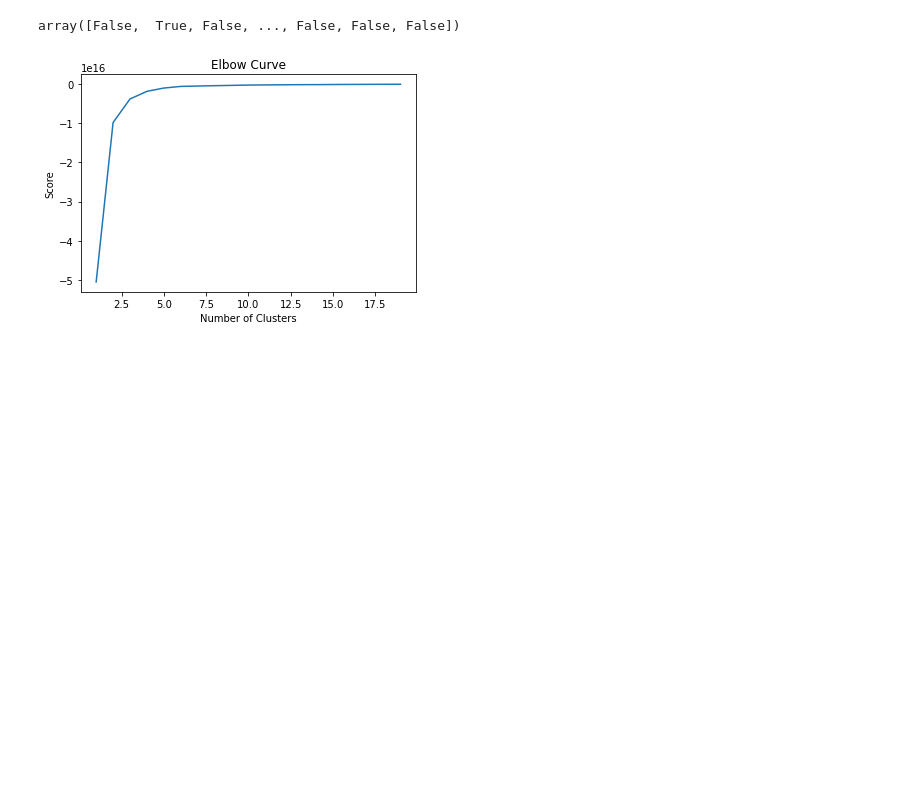
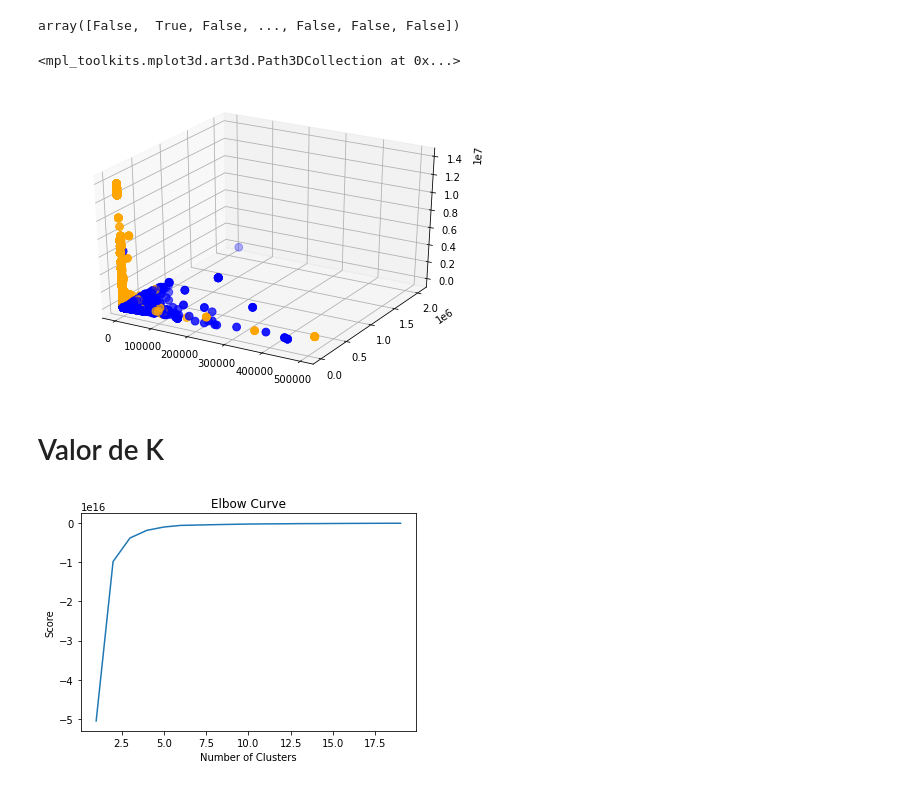
Before and after one commit to MauricioHernandezMatias/Mirepositorio, a Jupyter notebook: reto.ipynb, the cells around one changed output. Cells and saved outputs as stored; diff of their text form; code cells hidden in the pictures; blank space fills up the shorter version.

```diff
--- a/reto.ipynb
+++ b/reto.ipynb
@@ -141,4 +125,25 @@ X.shape
 y
 # %% [output]
 array([False,  True, False, ..., False, False, False])
+# %%
+import pandas as pd
+import numpy as np
+import matplotlib.pyplot as plt
+import seaborn as sb
+from sklearn.cluster import KMeans
+from sklearn.metrics import pairwise_distances_argmin_min
+from mpl_toolkits.mplot3d import Axes3D
+
+fig = plt.figure()
+ax = Axes3D(fig)
+colores=['blue','orange']
+asignar = []
+for row in y:
+    asignar.append(colores[row])
+ax.scatter(X[:,0], X[:,1], X[:,2], c=asignar, s=60)
+# %% [output]
+<mpl_toolkits.mplot3d.art3d.Path3DCollection at 0x...>
+[figure, added]
+# %% [markdown]
+# Valor de K
 # %%
```
Also changed, not shown: parts of 19 cells of this notebook.
